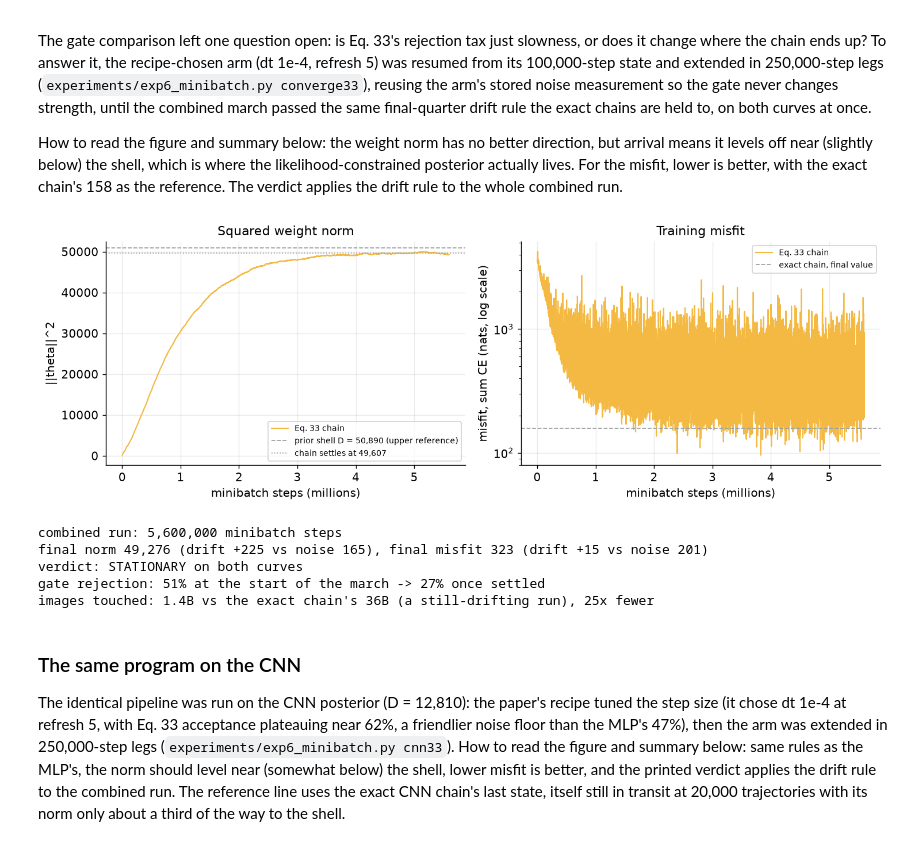
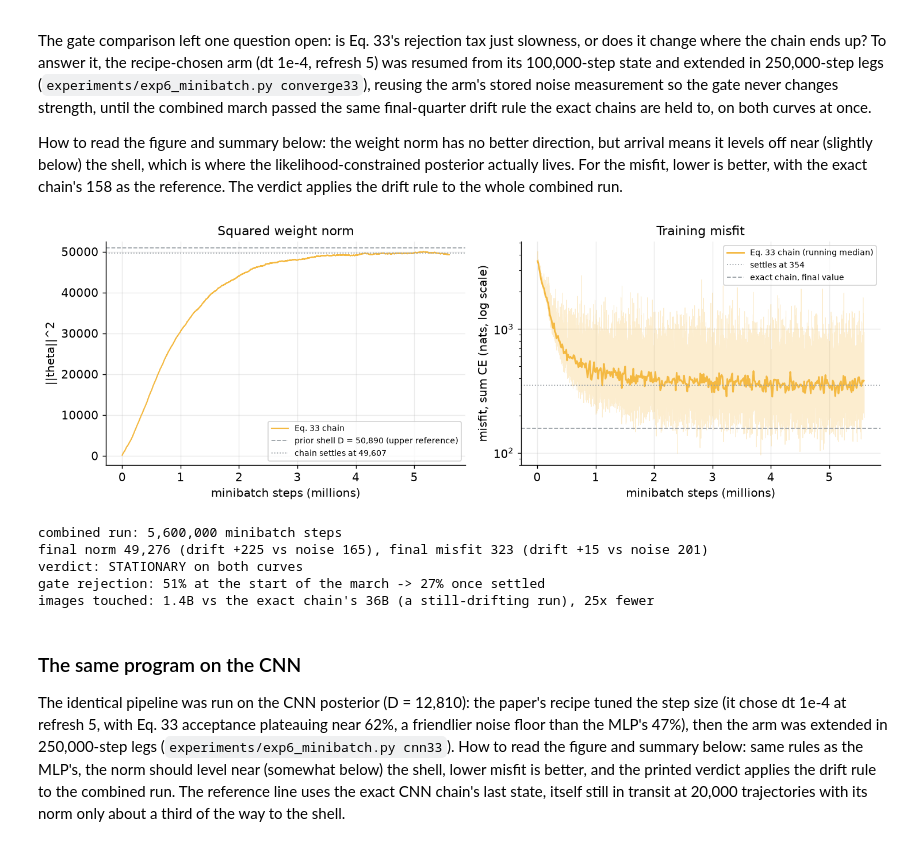
Before and after one commit to YasirAlsugair/ray-tracing-sampler-experiments, a Jupyter notebook: exp6_mnist_posterior.ipynb, the cells around one changed output. Saved outputs shown, nothing was run; the diff lists cells and outputs as text; code cells hidden in the pictures.

Commit message:
Meeting polish: audit fixes, figure repairs, read-this-first summary

```diff
--- a/exp6_mnist_posterior.ipynb
+++ b/exp6_mnist_posterior.ipynb
@@ -766,8 +794,8 @@ for name, chain in chains.items():
           f"  -> ESS {ess_of_coordinates:6.1f}"
           f"  (worst {window / np.max(coordinate_taus):5.1f})")
     print(f"  {gradient_evaluations:,} gradient evals "
-          f"(+{2 * chain['n_trajectories']:,} forward evals), "
-          f"{chain['wall_seconds'] / 60:.0f} min "
+          f"(+{2 * chain['n_trajectories']:,} forward evals)"
+          f"{f", {chain['wall_seconds'] / 60:.0f} min" if chain['wall_seconds'] > 0 else ''} "
           f"-> {1000 * ess_of_coordinates / gradient_evaluations:.2f} "
           f"ESS per 1k gradient evals")
 # %% [output]
@@ -974,6 +1002,7 @@ if "eq33_members" in dir():
     axis.set_ylabel("fraction of own errors caught")
     axis.set_title("Error retention by uncertainty signal")
     axis.legend(fontsize=8, loc="lower right")
+    axis.set_xlim(0, 0.5)
     plt.tight_layout()
     plt.show()
 
@@ -1004,7 +1033,7 @@ if "converged_probabilities" in dir():
     reliability_methods = [
         ("point estimate", point_probabilities, GREY),
         ("deep ensemble", ensemble_members.mean(axis=0), BLUE),
-        ("MC dropout", dropout_members.mean(axis=0), "#7A5EA8"),
+        ("MC dropout", dropout_members.mean(axis=0), "#0F9678"),
         ("RT converged chain", converged_probabilities.mean(axis=0), RT),
     ]
     bin_edges = np.linspace(0.1, 1.0, 10)
@@ -1053,8 +1082,8 @@ if "converged_probabilities" in dir():
                  ls="--", lw=1, label="point estimate")
     axis.set_xscale("log")
     axis.set_xlabel("number of members averaged")
-    axis.set_ylabel("test NLL")
-    axis.set_title("What each additional member buys")
+    axis.set_ylabel("test NLL (nats)")
+    axis.set_title("Test NLL vs number of members averaged")
     axis.legend(fontsize=8)
     plt.tight_layout()
     plt.show()
@@ -1389,39 +1429,46 @@ if convergence_parts:
     axes[0].set_ylabel("||theta||^2")
     axes[0].set_title("Squared weight norm")
     axes[0].legend(fontsize=8)
-    axes[1].semilogy(steps / 1e6, misfit, color=RT, lw=1.2,
-                     label="Eq. 33 chain")
+    axes[1].semilogy(steps / 1e6, misfit, color=RT, lw=0.6, alpha=0.25)
+    med_edges = np.linspace(0, len(misfit), 401).astype(int)
+    med_pairs = [(a, b) for a, b in zip(med_edges[:-1], med_edges[1:]) if b > a]
+    axes[1].semilogy(np.array([steps[a:b].mean() for a, b in med_pairs]) / 1e6,
+                     np.array([np.median(misfit[a:b]) for a, b in med_pairs]),
+                     color=RT, lw=1.6, label="Eq. 33 chain (running median)")
+    axes[1].axhline(np.median(misfit[3 * len(misfit) // 4:]), color=GREY, ls=":",
+                    lw=1, label=f"settles at "
+                    f"{np.median(misfit[3 * len(misfit) // 4:]):,.0f}")
     axes[1].axhline(158, color=GREY, ls="--", lw=1,
                     label="exact chain, final value")
     axes[1].set_xlabel("minibatch steps (millions)")
     axes[1].set_ylabel("misfit, sum CE (nats, log scale)")
     axes[1].set_title("Training misfit")
     axes[1].legend(fontsize=8)
     plt.tight_layout()
     plt.show()
 
     norm_drift, norm_noise = final_quarter_drift(norm)
     misfit_drift, misfit_noise = final_quarter_drift(misfit)
     stationary = (abs(norm_drift) < 2 * norm_noise
                   and abs(misfit_drift) < 2 * misfit_noise)
     images_touched = steps[-1] * 256
     exact_images = 20000 * 30 * 60000
     print(f"combined run: {steps[-1]:,} minibatch steps")
     print(f"final norm {norm[-1]:,.0f} (drift {norm_drift:+,.0f} vs noise "
           f"{norm_noise:,.0f}), final misfit {misfit[-1]:,.0f} "
           f"(drift {misfit_drift:+,.0f} vs noise {misfit_noise:,.0f})")
     print("verdict:", "STATIONARY on both curves" if stationary
           else "still in transit")
     print(f"gate rejection: {rejections[0]:.0%} at the start of the march -> "
           f"{rejections[-1]:.0%} once settled")
     print(f"images touched: {images_touched / 1e9:,.1f}B vs the exact chain's "
           f"{exact_images / 1e9:,.0f}B (a still-drifting run), "
           f"{exact_images / images_touched:,.0f}x fewer")
 else:
     print("no continuation legs found; run "
           "experiments/exp6_minibatch.py converge33 first")
 # %% [output]
-[figure, old version]
+[figure, new version]
 combined run: 5,600,000 minibatch steps
 final norm 49,276 (drift +225 vs noise 165), final misfit 323 (drift +15 vs noise 201)
 verdict: STATIONARY on both curves
```
Also changed, not shown: parts of 26 cells of this notebook, 11 other files.
